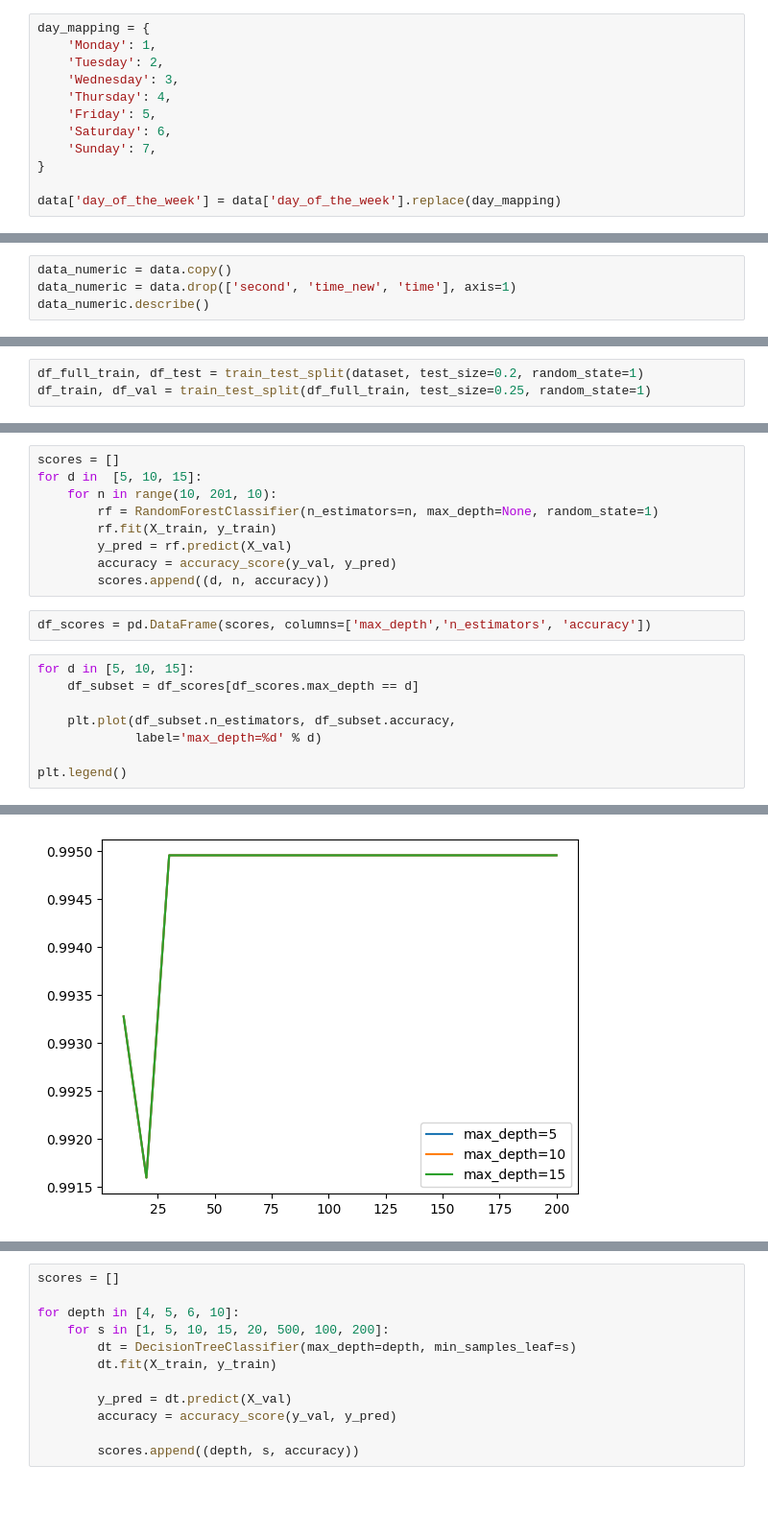
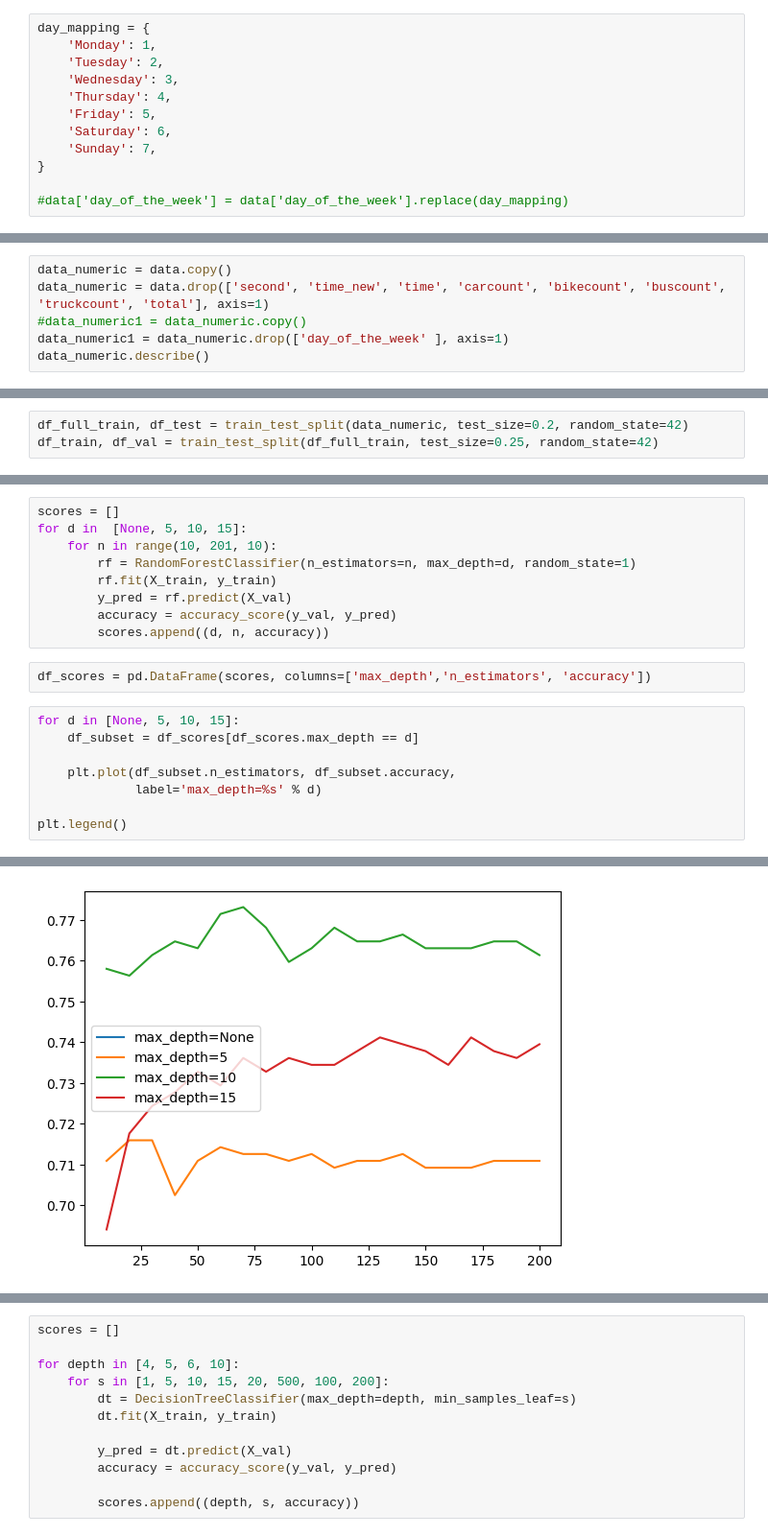
Before and after one commit to ovlasenko-ellation/mid_term_project_mlzoomcamp, a Jupyter notebook: Project_mid_term.ipynb, the cells around one changed output, grey strips where cells are left out. Shown at 96% size. Cells and saved outputs as stored; diff of their text form; blank space fills up the shorter version.

```diff
--- a/Project_mid_term.ipynb
+++ b/Project_mid_term.ipynb
@@ -93,7 +103,7 @@ day_mapping = {
     'Sunday': 7,
 }
 
-data['day_of_the_week'] = data['day_of_the_week'].replace(day_mapping)
+#data['day_of_the_week'] = data['day_of_the_week'].replace(day_mapping)
 # %%
 traffic_situation_mapping = {'low': 0, 'normal': 1, 'high': 2, 'heavy':3}
 data['traffic_situation'].replace(traffic_situation_mapping, inplace=True)
@@ -161,6 +176,8 @@ dataset
 # Checking Feature Correlation
 # %%
 data_numeric = data.copy()
-data_numeric = data.drop(['second', 'time_new', 'time'], axis=1)
+data_numeric = data.drop(['second', 'time_new', 'time', 'carcount', 'bikecount', 'buscount', 'truckcount', 'total'], axis=1)
+#data_numeric1 = data_numeric.copy()
+data_numeric1 = data_numeric.drop(['day_of_the_week' ], axis=1)
 data_numeric.describe()
 # %% [output]
@@ -216,8 +232,8 @@ len(dataset)
 # %% [output]
 2976
 # %%
-df_full_train, df_test = train_test_split(dataset, test_size=0.2, random_state=1)
-df_train, df_val = train_test_split(df_full_train, test_size=0.25, random_state=1)
+df_full_train, df_test = train_test_split(data_numeric, test_size=0.2, random_state=42)
+df_train, df_val = train_test_split(df_full_train, test_size=0.25, random_state=42)
 # %%
 len(df_train), len(df_val), len(df_test)
 # %% [output]
@@ -323,8 +341,8 @@ plt.plot(df_scores.n_estimators, df_scores.accuracy)
 # %%
 scores = []
-for d in  [5, 10, 15]:
+for d in  [None, 5, 10, 15]:
     for n in range(10, 201, 10):
-        rf = RandomForestClassifier(n_estimators=n, max_depth=None, random_state=1)
+        rf = RandomForestClassifier(n_estimators=n, max_depth=d, random_state=1)
         rf.fit(X_train, y_train)
         y_pred = rf.predict(X_val)
         accuracy = accuracy_score(y_val, y_pred)
@@ -332,16 +350,16 @@ for d in  [5, 10, 15]:
 # %%
 df_scores = pd.DataFrame(scores, columns=['max_depth','n_estimators', 'accuracy'])
 # %%
-for d in [5, 10, 15]:
+for d in [None, 5, 10, 15]:
     df_subset = df_scores[df_scores.max_depth == d]
 
     plt.plot(df_subset.n_estimators, df_subset.accuracy,
-             label='max_depth=%d' % d)
+             label='max_depth=%s' % d)
 
 plt.legend()
 # %% [output]
 <matplotlib.legend.Legend at 0x...>
-[figure, old version]
+[figure, new version]
 # %%
 df_scores_pivot = df_scores.pivot(index='n_estimators', columns=['max_depth'], values=['accuracy'])
 df_scores_pivot.round(3)
```
Also changed, not shown: parts of 24 cells of this notebook.
